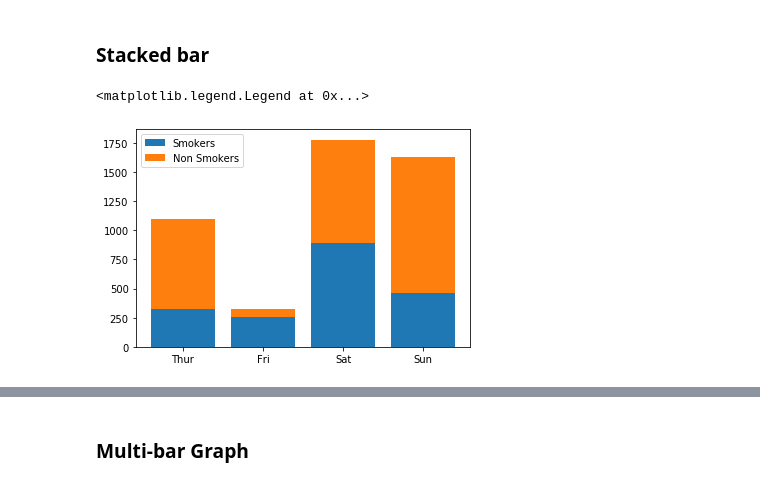
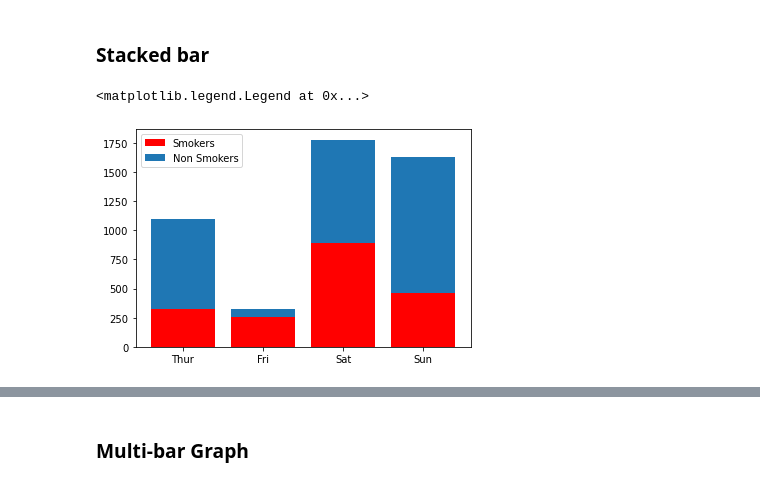
Before and after one commit to srikanthpragada/DS_30_NOV_2020, a Jupyter notebook: plots/matplotlibdemo.ipynb, the cells around one changed output, grey strips where cells are left out. Drawn from its saved outputs; the diff is of its cells as text; code cells hidden in the pictures.

```diff
--- a/plots/matplotlibdemo.ipynb
+++ b/plots/matplotlibdemo.ipynb
@@ -256,12 +258,12 @@ smoker_total
 ### Stacked bar
 # %%
 ax = plt.subplot()
-ax.bar(smoker_total.index , height=smoker_total['Yes'], label="Smokers")
+ax.bar(smoker_total.index , height=smoker_total['Yes'], label="Smokers", color='red')
 ax.bar(smoker_total.index , height=smoker_total['No'],bottom = smoker_total["Yes"],  label="Non Smokers")
 ax.legend()
 # %% [output]
 <matplotlib.legend.Legend at 0x...>
-[figure, old version]
+[figure, new version]
 # %%
 smoker_total.plot.bar(stacked=True)
 # %% [output]
```
Also changed, not shown: parts of 10 cells of this notebook.
